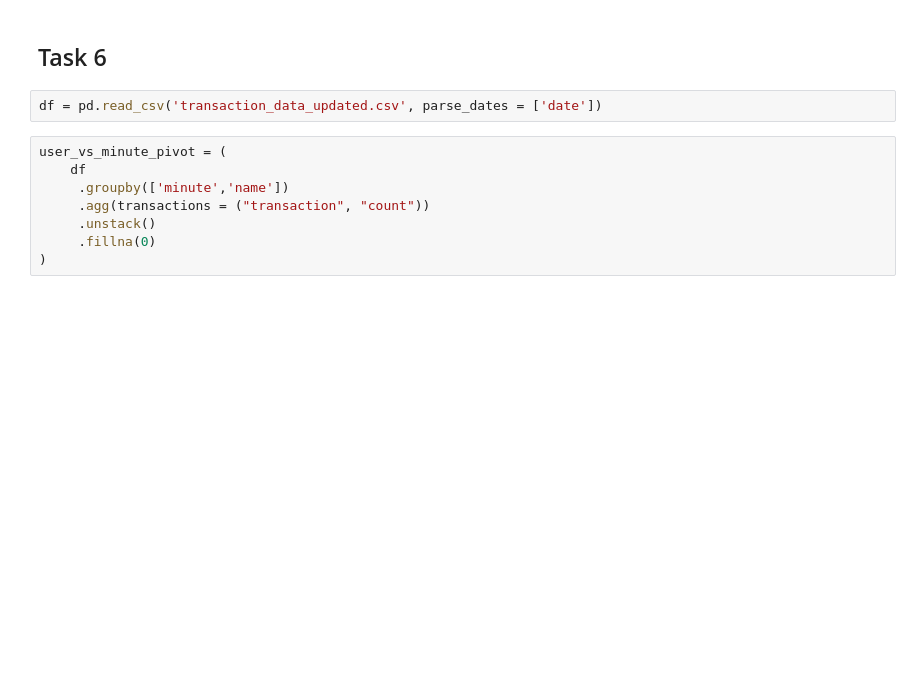
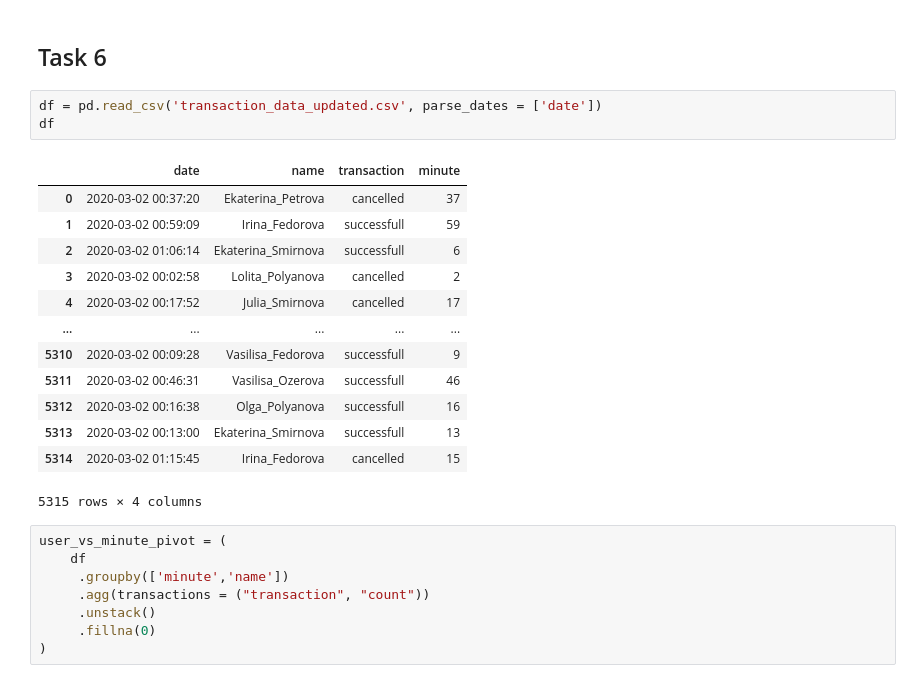
Before and after one commit to Andrey-Bubenchshikov/karpov_courses, a Jupyter notebook: src/lesson_5/mini_project.ipynb, the cells around one changed output. Saved outputs shown, nothing was run; the diff lists cells and outputs as text; blank space fills up the shorter version.

```diff
--- a/src/lesson_5/mini_project.ipynb
+++ b/src/lesson_5/mini_project.ipynb
@@ -71,6 +73,21 @@ sns.despine()
 ## Task 6
 # %%
 df = pd.read_csv('transaction_data_updated.csv', parse_dates = ['date'])
+df
+# %% [output]
+|  | date | name | transaction | minute |
+| 0 | 2020-03-02 00:37:20 | Ekaterina_Petrova | cancelled | 37 |
+| 1 | 2020-03-02 00:59:09 | Irina_Fedorova | successfull | 59 |
+| 2 | 2020-03-02 01:06:14 | Ekaterina_Smirnova | successfull | 6 |
+| 3 | 2020-03-02 00:02:58 | Lolita_Polyanova | cancelled | 2 |
+| 4 | 2020-03-02 00:17:52 | Julia_Smirnova | cancelled | 17 |
+| ... | ... | ... | ... | ... |
+| 5310 | 2020-03-02 00:09:28 | Vasilisa_Fedorova | successfull | 9 |
+| 5311 | 2020-03-02 00:46:31 | Vasilisa_Ozerova | successfull | 46 |
+| 5312 | 2020-03-02 00:16:38 | Olga_Polyanova | successfull | 16 |
+| 5313 | 2020-03-02 00:13:00 | Ekaterina_Smirnova | successfull | 13 |
+| 5314 | 2020-03-02 01:15:45 | Irina_Fedorova | cancelled | 15 |
+5315 rows × 4 columns
 # %%
 user_vs_minute_pivot = (
     df
```
Also changed, not shown: parts of 2 cells of this notebook, 1 other file.
